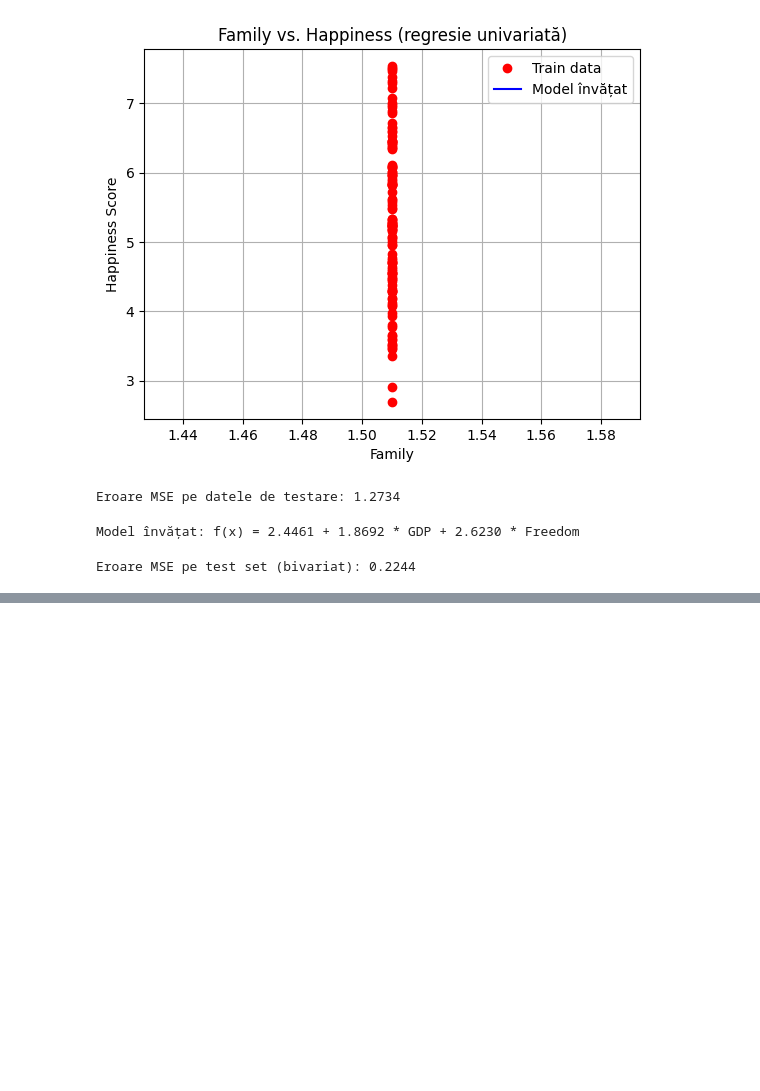
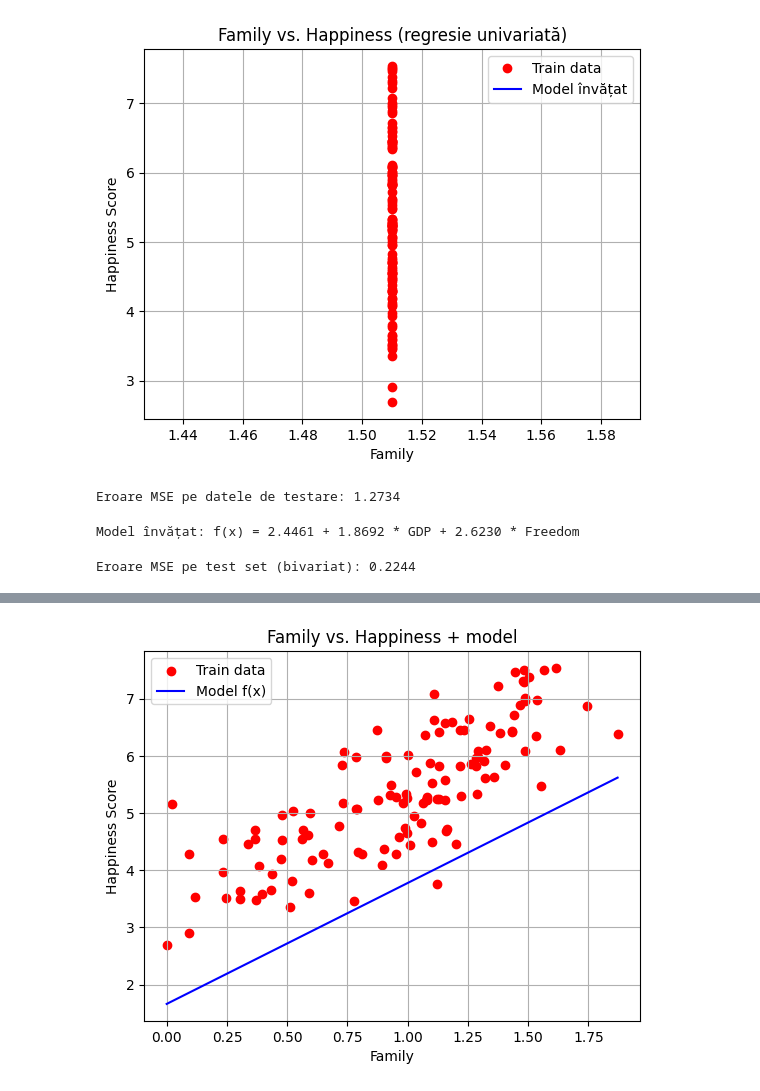
Before and after one commit to ssztnt/cs-ubb, a Jupyter notebook: year2/semestrul2/AI/Laborator/lab5-regresii/lab05-regresii.ipynb, the cells around one changed output, grey strips where cells are left out. Drawn from its saved outputs; the diff is of its cells as text; code cells hidden in the pictures; blank space fills up the shorter version.

```diff
--- a/year2/semestrul2/AI/Laborator/lab5-regresii/lab05-regresii.ipynb
+++ b/year2/semestrul2/AI/Laborator/lab5-regresii/lab05-regresii.ipynb
@@ -100,0 +121,19 @@ Eroare MSE pe test set (bivariat): 0.2244
+# %%
+# Datele reale + linia de regresie învățată
+x_vals = [x[0] for x in trainInputs]
+y_vals = trainOutputs
+plt.scatter(x_vals, y_vals, color='red', label='Train data')
+
+# linia modelului
+x_line = np.linspace(min(x_vals), max(x_vals), 100)
+y_line = w0 + w1 * x_line
+plt.plot(x_line, y_line, color='blue', label='Model f(x)')
+
+plt.title("Family vs. Happiness + model")
+plt.xlabel("Family")
+plt.ylabel("Happiness Score")
+plt.legend()
+plt.grid()
+plt.show()
+# %% [output]
+[figure, added]
```
Also changed, not shown: parts of 18 cells of this notebook, 22 other files.
